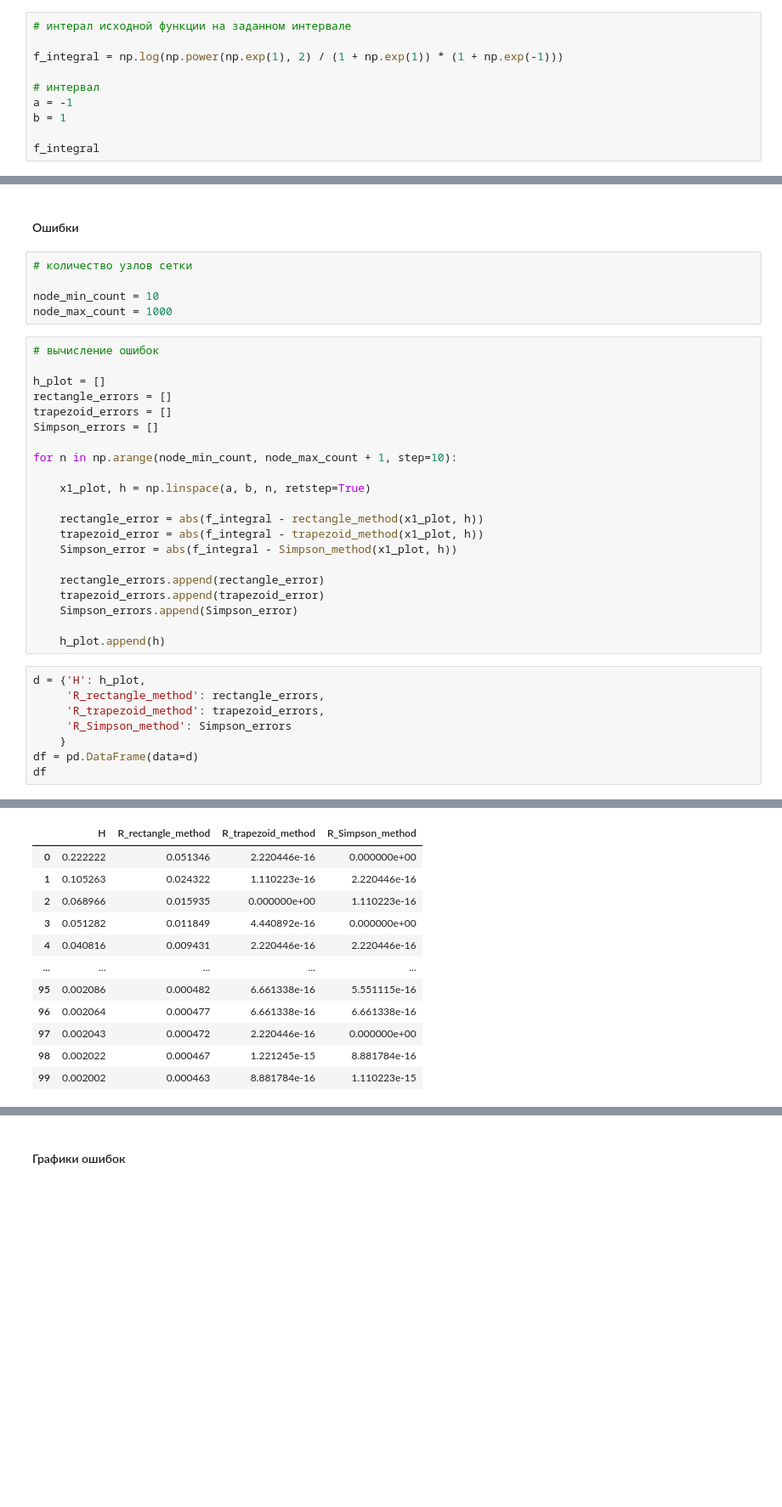
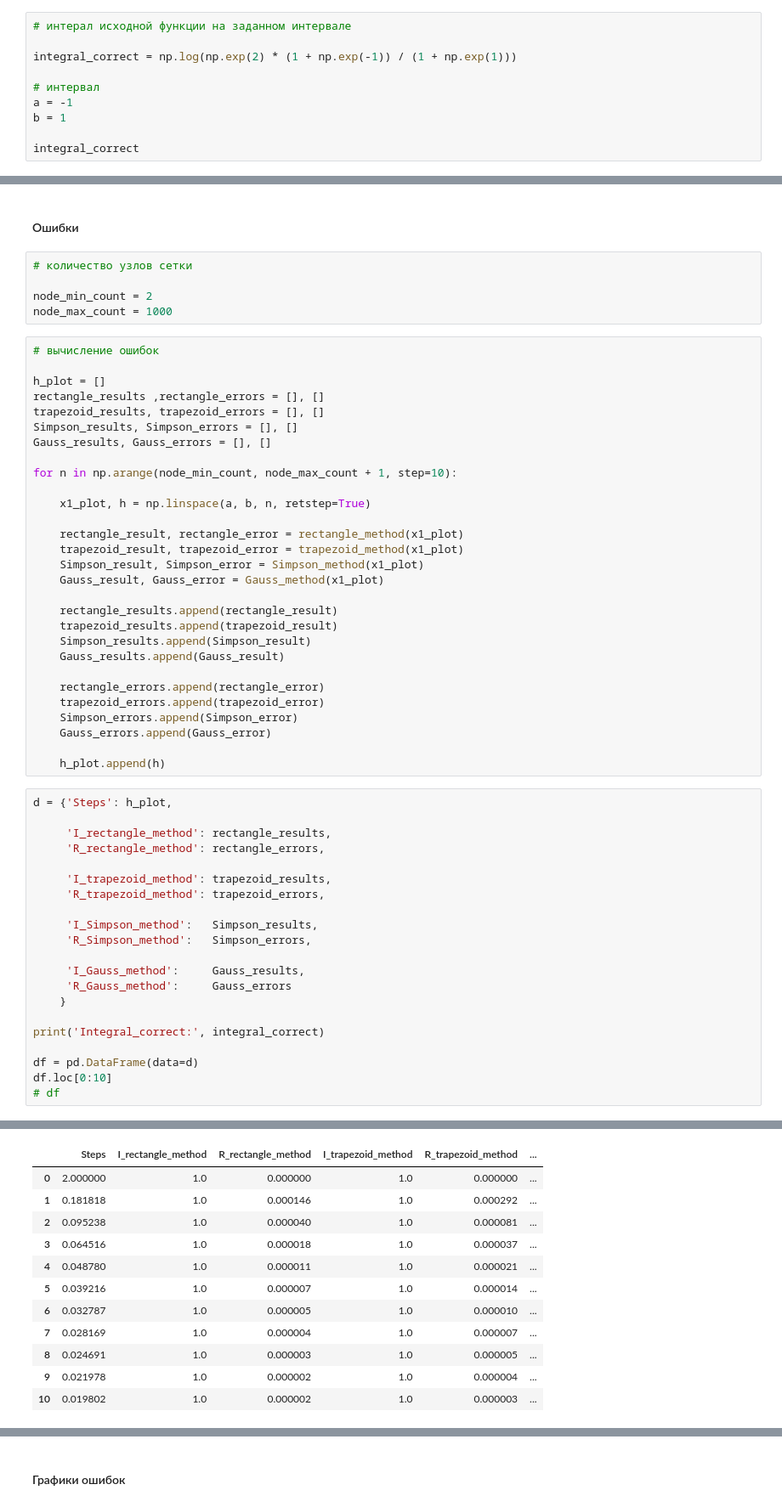
Before and after one commit to Shchetinnikov/Numerical_Methods, a Jupyter notebook: Lab3.ipynb, the cells around one changed output, grey strips where cells are left out. Shown at 85% size. Cells and saved outputs as stored; diff of their text form; blank space fills up the shorter version.

```diff
--- a/Lab3.ipynb
+++ b/Lab3.ipynb
@@ -22,13 +26,13 @@ def f(x):
 # %%
 # интерал исходной функции на заданном интервале
 
-f_integral = np.log(np.power(np.exp(1), 2) / (1 + np.exp(1)) * (1 + np.exp(-1)))
+integral_correct = np.log(np.exp(2) * (1 + np.exp(-1)) / (1 + np.exp(1)))
 
 # интервал
 a = -1
 b = 1
 
-f_integral
+integral_correct
 # %% [output]
 1.0
 # %%
@@ -102,35 +155,56 @@ Step: 0.02020202020202022
 # %%
 # количество узлов сетки
 
-node_min_count = 10
+node_min_count = 2
 node_max_count = 1000
 # %%
 # вычисление ошибок
 
 h_plot = []
-rectangle_errors = []
-trapezoid_errors = []
-Simpson_errors = []
+rectangle_results ,rectangle_errors = [], []
+trapezoid_results, trapezoid_errors = [], []
+Simpson_results, Simpson_errors = [], []
+Gauss_results, Gauss_errors = [], []
 
 for n in np.arange(node_min_count, node_max_count + 1, step=10):
 
     x1_plot, h = np.linspace(a, b, n, retstep=True)
 
-    rectangle_error = abs(f_integral - rectangle_method(x1_plot, h))
-    trapezoid_error = abs(f_integral - trapezoid_method(x1_plot, h))
-    Simpson_error = abs(f_integral - Simpson_method(x1_plot, h))
+    rectangle_result, rectangle_error = rectangle_method(x1_plot)
+    trapezoid_result, trapezoid_error = trapezoid_method(x1_plot)
+    Simpson_result, Simpson_error = Simpson_method(x1_plot)
+    Gauss_result, Gauss_error = Gauss_method(x1_plot)
+
+    rectangle_results.append(rectangle_result)
+    trapezoid_results.append(trapezoid_result)
+    Simpson_results.append(Simpson_result)
+    Gauss_results.append(Gauss_result)
 
     rectangle_errors.append(rectangle_error)
     trapezoid_errors.append(trapezoid_error)
     Simpson_errors.append(Simpson_error)
+    Gauss_errors.append(Gauss_error)
 
     h_plot.append(h)
 # %%
-d = {'H': h_plot,
+d = {'Steps': h_plot,
+
+     'I_rectangle_method': rectangle_results,
      'R_rectangle_method': rectangle_errors,
+
+     'I_trapezoid_method': trapezoid_results,
      'R_trapezoid_method': trapezoid_errors,
-     'R_Simpson_method': Simpson_errors
+
+     'I_Simpson_method':   Simpson_results,
+     'R_Simpson_method':   Simpson_errors,
+
+     'I_Gauss_method':     Gauss_results,
+     'R_Gauss_method':     Gauss_errors
     }
+
+print('Integral_correct:', integral_correct)
+
 df = pd.DataFrame(data=d)
-df
+df.loc[0:10]
+# df
 # %% [output]
@@ -137,12 +212,12 @@ df
-|  | H | R_rectangle_method | R_trapezoid_method | R_Simpson_method |
-| 0 | 0.222222 | 0.051346 | 2.220446e-16 | 0.000000e+00 |
-| 1 | 0.105263 | 0.024322 | 1.110223e-16 | 2.220446e-16 |
-| 2 | 0.068966 | 0.015935 | 0.000000e+00 | 1.110223e-16 |
-| 3 | 0.051282 | 0.011849 | 4.440892e-16 | 0.000000e+00 |
-| 4 | 0.040816 | 0.009431 | 2.220446e-16 | 2.220446e-16 |
-| ... | ... | ... | ... | ... |
-| 95 | 0.002086 | 0.000482 | 6.661338e-16 | 5.551115e-16 |
-| 96 | 0.002064 | 0.000477 | 6.661338e-16 | 6.661338e-16 |
-| 97 | 0.002043 | 0.000472 | 2.220446e-16 | 0.000000e+00 |
-| 98 | 0.002022 | 0.000467 | 1.221245e-15 | 8.881784e-16 |
-| 99 | 0.002002 | 0.000463 | 8.881784e-16 | 1.110223e-15 |
+|  | Steps | I_rectangle_method | R_rectangle_method | I_trapezoid_method | R_trapezoid_method | ... |
+| 0 | 2.000000 | 1.0 | 0.000000 | 1.0 | 0.000000 | ... |
+| 1 | 0.181818 | 1.0 | 0.000146 | 1.0 | 0.000292 | ... |
+| 2 | 0.095238 | 1.0 | 0.000040 | 1.0 | 0.000081 | ... |
+| 3 | 0.064516 | 1.0 | 0.000018 | 1.0 | 0.000037 | ... |
+| 4 | 0.048780 | 1.0 | 0.000011 | 1.0 | 0.000021 | ... |
+| 5 | 0.039216 | 1.0 | 0.000007 | 1.0 | 0.000014 | ... |
+| 6 | 0.032787 | 1.0 | 0.000005 | 1.0 | 0.000010 | ... |
+| 7 | 0.028169 | 1.0 | 0.000004 | 1.0 | 0.000007 | ... |
+| 8 | 0.024691 | 1.0 | 0.000003 | 1.0 | 0.000005 | ... |
+| 9 | 0.021978 | 1.0 | 0.000002 | 1.0 | 0.000004 | ... |
+| 10 | 0.019802 | 1.0 | 0.000002 | 1.0 | 0.000003 | ... |
```
Also changed, not shown: parts of 13 cells of this notebook, 1 other file.
